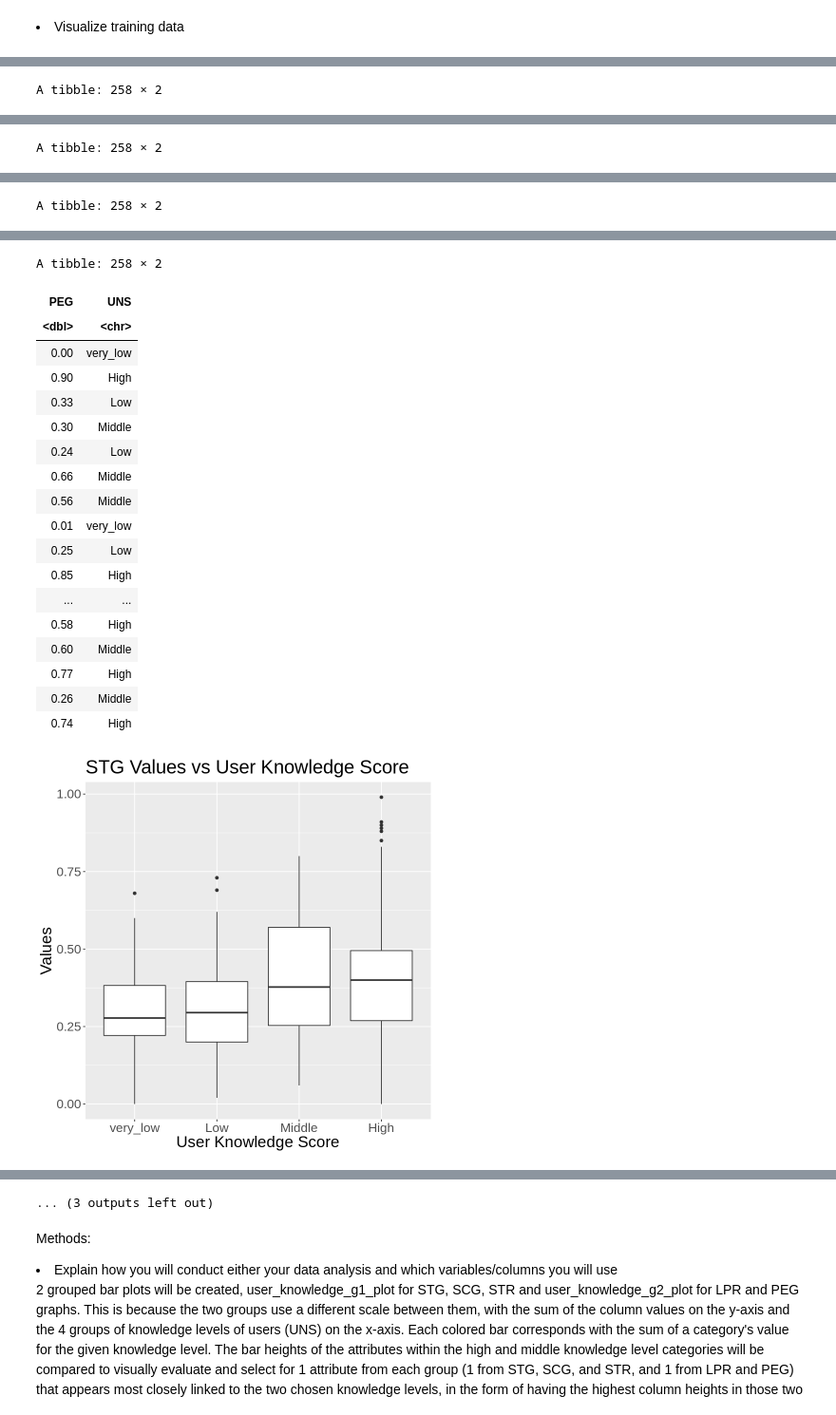
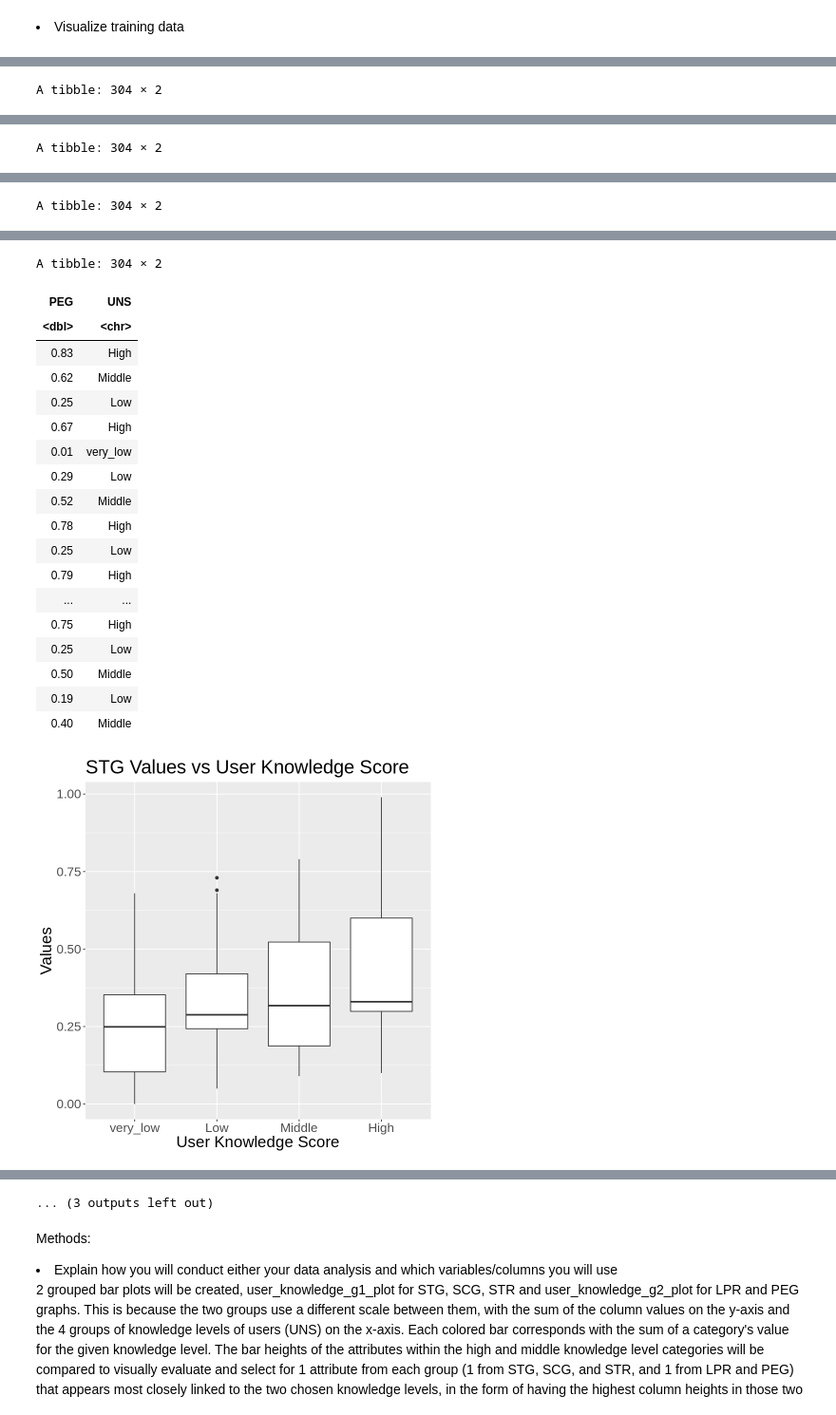
Before and after one commit to moirarenata/Analysis-of-Attributes-Relating-to-User-Knowledge-Levels-Pertaining-to-DC-Machines-in-a-Given-Datase, a Jupyter notebook: project_actual_allvalues.ipynb, the cells around one changed output, grey strips where cells are left out. Shown: that part at 95% size. Cells and saved outputs as stored; diff of their text form; code cells hidden in the pictures.

Commit message:
Project_Actual_CombinedBoxPlots
Actual project with box plot and randomized training and testing data

```diff
--- a/project_actual_allvalues.ipynb
+++ b/project_actual_allvalues.ipynb
@@ -106,0 +82,8 @@ A tibble: 258 × 9
+# %%
+user_knowledge_data1 <- read_excel("data/Data_User_Modeling_Dataset.xls", sheet = 2)
+user_knowledge_data2 <- read_excel("data/Data_User_Modeling_Dataset.xls", sheet = 3)
+user_knowledge_data2$UNS <- as.character(user_knowledge_data2$UNS)
+user_knowledge_data2$UNS[user_knowledge_data2$UNS == "Very Low"] <- "very_low"
+
+user_knowledge_data <- rbind (user_knowledge_data1,user_knowledge_data2)
+user_knowledge_data
@@ -142,0 +144,11 @@ A tibble: 1 × 6
+# %%
+user_knowledge_data_randomized <- slice(user_knowledge_data_selected, sample(1:n()))
+user_knowledge_data_randomized
+
+knowledge_data_split <- initial_split(user_knowledge_data_randomized, prop = 0.75, strata = UNS )
+knowledge_data_training <- training(knowledge_data_split)
+knowledge_data_testing <- testing(knowledge_data_split)
+
+
+knowledge_data_training
+knowledge_data_testing
@@ -143,23 +213,23 @@ A tibble: 1 × 6
 # %% [markdown]
 <li> Visualize training data </li>
 # %%
-user_knowledge_data_STG <- user_knowledge_data_selected %>%
+user_knowledge_data_STG <- knowledge_data_training %>%
 select(STG, UNS)
 user_knowledge_data_STG
 
-user_knowledge_data_SCG <- user_knowledge_data_selected %>%
+user_knowledge_data_SCG <- knowledge_data_training %>%
 select(SCG, UNS)
 user_knowledge_data_SCG
 
-user_knowledge_data_STR <- user_knowledge_data_selected %>%
+user_knowledge_data_STR <- knowledge_data_training %>%
 select(STR, UNS)
 user_knowledge_data_STR
 
-user_knowledge_data_LPR <- user_knowledge_data_selected %>%
+user_knowledge_data_LPR <- knowledge_data_training %>%
 select(LPR, UNS)
 user_knowledge_data_LPR
 
-user_knowledge_data_PEG <- user_knowledge_data_selected %>%
+user_knowledge_data_PEG <- knowledge_data_training %>%
 select(PEG, UNS)
 user_knowledge_data_PEG
 
@@ -220,3 +290,3 @@ A tibble: 258 × 2
-A tibble: 258 × 2
+A tibble: 304 × 2
 | SCG | UNS |
 | <dbl> | <chr> |
@@ -239,3 +309,3 @@ A tibble: 258 × 2
-A tibble: 258 × 2
+A tibble: 304 × 2
 | STR | UNS |
 | <dbl> | <chr> |
@@ -258,3 +328,3 @@ A tibble: 258 × 2
-A tibble: 258 × 2
+A tibble: 304 × 2
 | LPR | UNS |
 | <dbl> | <chr> |
@@ -277,20 +347,20 @@ A tibble: 258 × 2
-A tibble: 258 × 2
+A tibble: 304 × 2
 | PEG | UNS |
 | <dbl> | <chr> |
-| 0.00 | very_low |
-| 0.90 | High |
-| 0.33 | Low |
-| 0.30 | Middle |
-| 0.24 | Low |
-| 0.66 | Middle |
-| 0.56 | Middle |
+| 0.83 | High |
+| 0.62 | Middle |
+| 0.25 | Low |
+| 0.67 | High |
 | 0.01 | very_low |
+| 0.29 | Low |
+| 0.52 | Middle |
+| 0.78 | High |
 | 0.25 | Low |
-| 0.85 | High |
+| 0.79 | High |
 | ... | ... |
-| 0.58 | High |
-| 0.60 | Middle |
-| 0.77 | High |
-| 0.26 | Middle |
-| 0.74 | High |
+| 0.75 | High |
+| 0.25 | Low |
+| 0.50 | Middle |
+| 0.19 | Low |
+| 0.40 | Middle |
-[figure, old version]
+[figure, new version]
```
Also changed, not shown: parts of 11 cells of this notebook.
